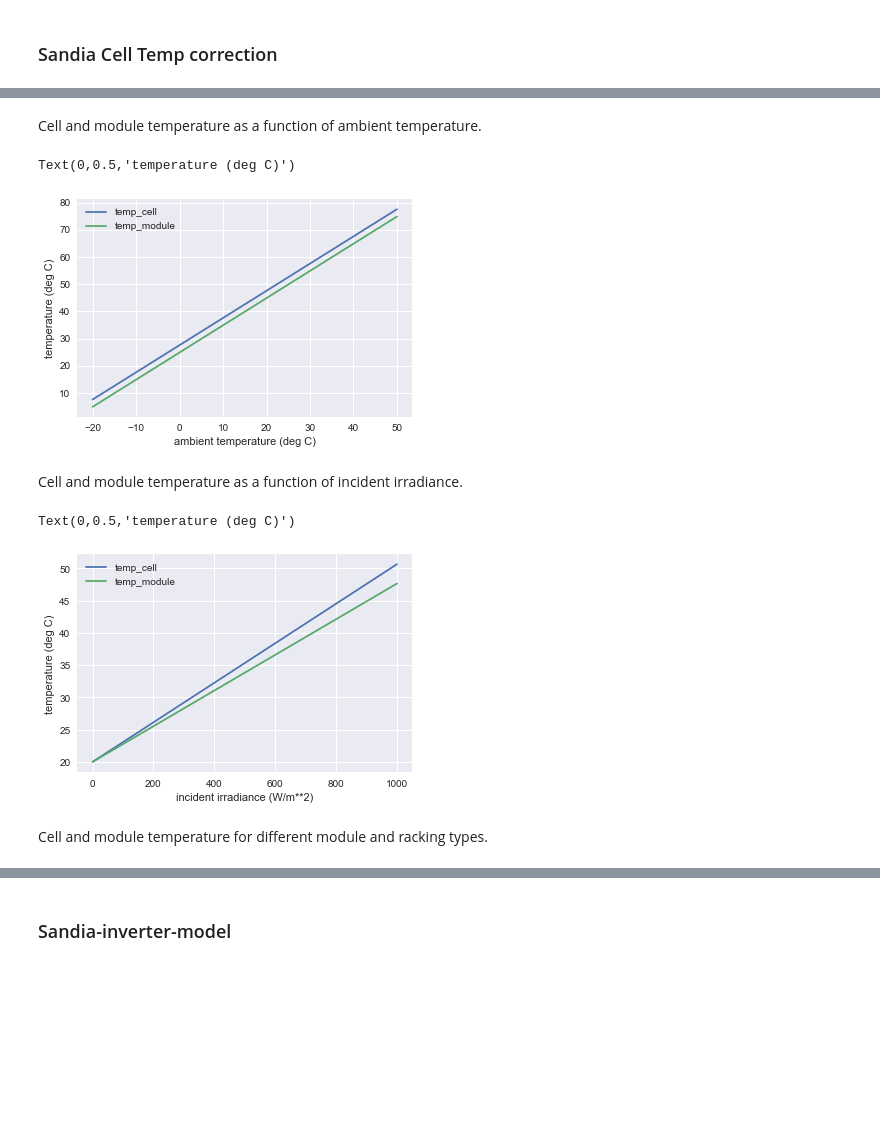
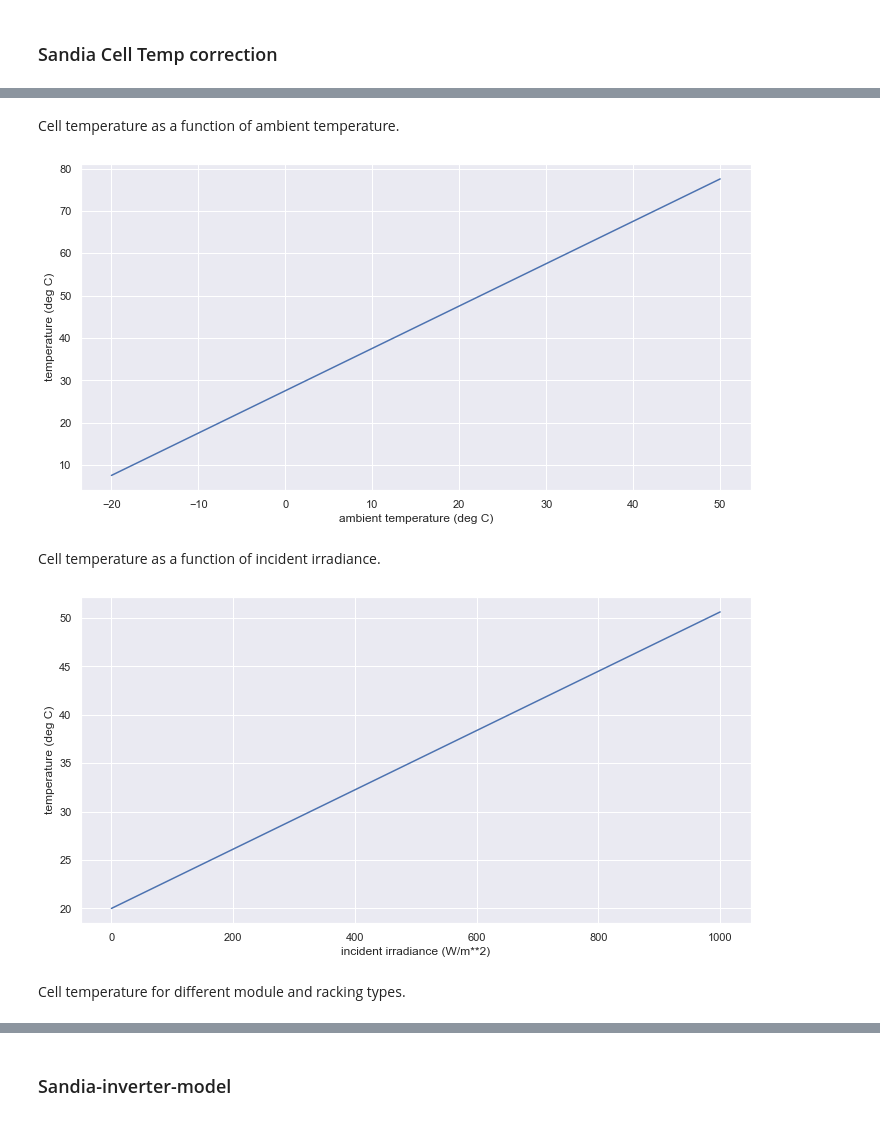
Before and after one commit to pvlib/pvlib-python, a Jupyter notebook: docs/tutorials/pvsystem.ipynb, the cells around one changed output, grey strips where cells are left out. Cells and saved outputs as stored; diff of their text form; code cells hidden in the pictures; blank space fills up the shorter version.

```diff
--- a/docs/tutorials/pvsystem.ipynb
+++ b/docs/tutorials/pvsystem.ipynb
@@ -130,4 +127,5 @@ The $a$, $b$, and $\Delta T$ parameters depend on the module and racking type. T
 # %%
 # scalar inputs
-pvsystem.sapm_celltemp(900, 5, 20) # irrad, wind, temp
+thermal_params = pvlib.temperature.TEMPERATURE_MODEL_PARAMETERS['sapm']['open_rack_glass_glass']
+pvlib.temperature.sapm_cell(900, 20, 5, **thermal_params) # irrad, temp, wind
 # %% [output]
@@ -161,29 +155,25 @@ Text(0,0.5,'temperature (deg C)')
 # %% [markdown]
-Cell and module temperature as a function of ambient temperature.
+Cell temperature as a function of ambient temperature.
 # %%
 atemp = np.linspace(-20,50,71)
-temps = pvsystem.sapm_celltemp(900, 2, atemp).set_index(atemp)
+temps = pd.Series(pvlib.temperature.sapm_cell(900, atemp, 2, **thermal_params), index=atemp)
 
 temps.plot()
-plt.legend()
 plt.xlabel('ambient temperature (deg C)')
-plt.ylabel('temperature (deg C)')
+plt.ylabel('temperature (deg C)');
 # %% [output]
-Text(0,0.5,'temperature (deg C)')
-[figure, old version]
+[figure, new version]
 # %% [markdown]
-Cell and module temperature as a function of incident irradiance.
+Cell temperature as a function of incident irradiance.
 # %%
 irrad = np.linspace(0,1000,101)
-temps = pvsystem.sapm_celltemp(irrad, 2, 20).set_index(irrad)
+temps = pd.Series(pvlib.temperature.sapm_cell(irrad, 20, 2, **thermal_params), index=irrad)
 
 temps.plot()
-plt.legend()
 plt.xlabel('incident irradiance (W/m**2)')
-plt.ylabel('temperature (deg C)')
+plt.ylabel('temperature (deg C)');
 # %% [output]
-Text(0,0.5,'temperature (deg C)')
-[figure, old version]
+[figure, new version]
 # %% [markdown]
-Cell and module temperature for different module and racking types.
+Cell temperature for different module and racking types.
 # %%
```
Also changed, not shown: parts of 32 cells of this notebook, 7 other files.
